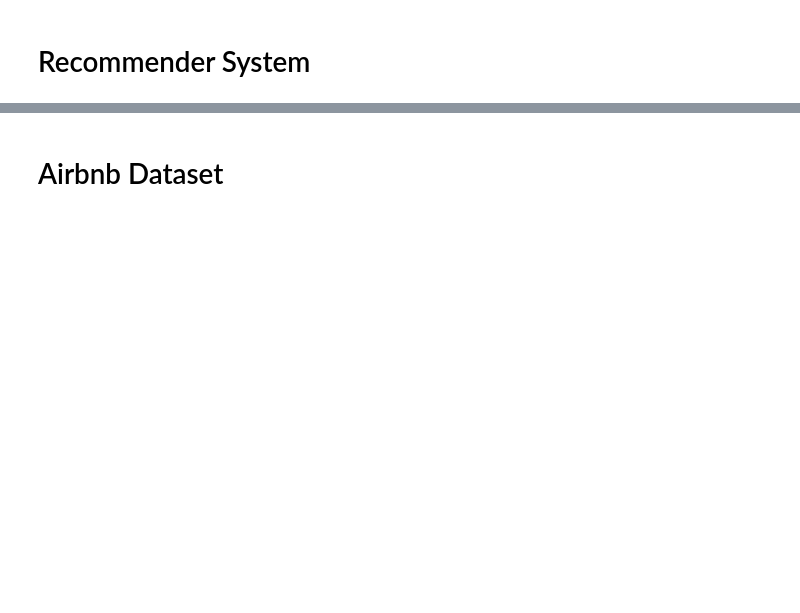
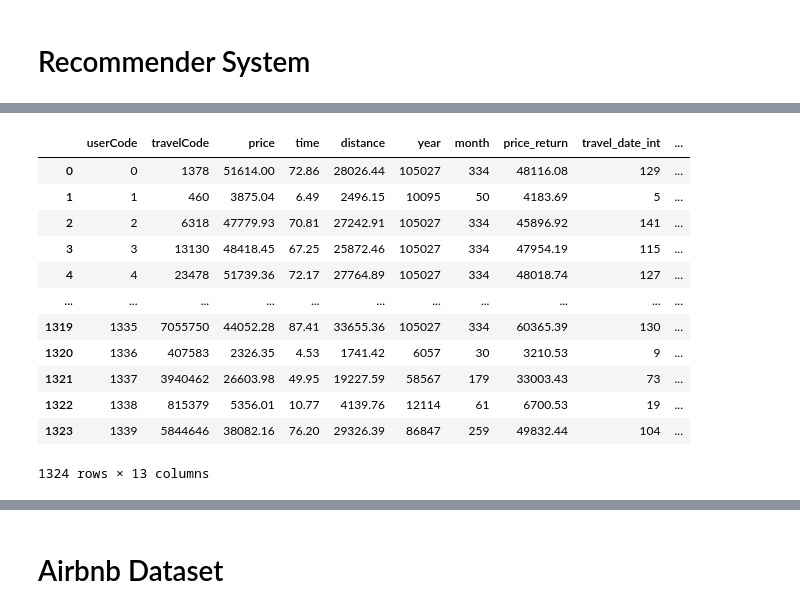
Before and after one commit to dvh549/SIAAppChallenge, a Jupyter notebook: ml_models/ml_playground.ipynb, the cells around one changed output, grey strips where cells are left out. Drawn from its saved outputs; the diff is of its cells as text; code cells hidden in the pictures; blank space fills up the shorter version.

```diff
--- a/ml_models/ml_playground.ipynb
+++ b/ml_models/ml_playground.ipynb
@@ -185,0 +170,5 @@ final
+# %%
+df_flight["datetime"] = pd.to_datetime(df_flight["date"])
+df_flight['monthYear'] = pd.to_datetime(df_flight['datetime']).dt.to_period('M')
+df_flight['year'] = pd.to_datetime(df_flight['datetime']).dt.year
+df_flight['month'] = pd.to_datetime(df_flight['datetime']).dt.month
@@ -185,0 +219,42 @@ final
+# %%
+df_flight = df_flight.loc[(df_flight['monthYear'] >= '2019-10') & (df_flight['monthYear'] <= '2020-09')]
+df_hotel = df_hotel.loc[(df_hotel['monthYear'] >= '2019-10') & (df_hotel['monthYear'] <= '2020-09')]
+# %%
+#Step 1 - Combine the round tickets into one.
+df_flight_combine = df_flight.copy()
+# Take return ticket's price and date
+df_flight_combine['price_return'] = (df_flight_combine.groupby(['travelCode','userCode'])['price'].shift(-1))
+df_flight_combine['date_return'] = (df_flight_combine.groupby(['travelCode','userCode'])['date'].shift(-1))
+df_flight_combine["datetime_return"] = pd.to_datetime(df_flight_combine["date_return"])
+# Drop one of the combined columns
+df_flight_combine = df_flight_combine.dropna(how='any',axis=0)
+# Calculate travel date
+df_flight_combine['travel_date'] = df_flight_combine.datetime_return - df_flight_combine.datetime
+# Extract integer from travel date
+df_flight_combine['travel_date_int'] = df_flight_combine['travel_date'].astype('str').str.extractall('(\d+)').unstack().fillna('').sum(axis=1).astype(int)
+# Create pseudo column to count
+df_flight_combine['ticketCount'] = 1
+# %%
+df_hotel_join = df_hotel.rename(columns={'name': 'name_hotel', 'days': 'days_hotel', 'total': 'total_hotel'})
+df_hotel_join = df_hotel_join[['travelCode', 'userCode','name_hotel','days_hotel','total_hotel']]
+# Left join the round flight and hotel
+df_flight_hotel = pd.merge(df_flight_combine, df_hotel_join, on=['travelCode', 'userCode'], how='left')
+# Create bundle column to distinguish the travller who booked flight and hotel together
+df_flight_hotel['combo'] = 0
+df_flight_hotel['combo'] [df_flight_hotel['total_hotel']>0] = 1
+# %%
+df_flight_hotel.groupby('userCode').sum().reset_index()
+# %% [output]
+|  | userCode | travelCode | price | time | distance | year | month | price_return | travel_date_int | ... |
+| 0 | 0 | 1378 | 51614.00 | 72.86 | 28026.44 | 105027 | 334 | 48116.08 | 129 | ... |
+| 1 | 1 | 460 | 3875.04 | 6.49 | 2496.15 | 10095 | 50 | 4183.69 | 5 | ... |
+| 2 | 2 | 6318 | 47779.93 | 70.81 | 27242.91 | 105027 | 334 | 45896.92 | 141 | ... |
+| 3 | 3 | 13130 | 48418.45 | 67.25 | 25872.46 | 105027 | 334 | 47954.19 | 115 | ... |
+| 4 | 4 | 23478 | 51739.36 | 72.17 | 27764.89 | 105027 | 334 | 48018.74 | 127 | ... |
+| ... | ... | ... | ... | ... | ... | ... | ... | ... | ... | ... |
+| 1319 | 1335 | 7055750 | 44052.28 | 87.41 | 33655.36 | 105027 | 334 | 60365.39 | 130 | ... |
+| 1320 | 1336 | 407583 | 2326.35 | 4.53 | 1741.42 | 6057 | 30 | 3210.53 | 9 | ... |
+| 1321 | 1337 | 3940462 | 26603.98 | 49.95 | 19227.59 | 58567 | 179 | 33003.43 | 73 | ... |
+| 1322 | 1338 | 815379 | 5356.01 | 10.77 | 4139.76 | 12114 | 61 | 6700.53 | 19 | ... |
+| 1323 | 1339 | 5844646 | 38082.16 | 76.20 | 29326.39 | 86847 | 259 | 49832.44 | 104 | ... |
+1324 rows × 13 columns
```
Also changed, not shown: parts of 28 cells of this notebook, 6 other files.
